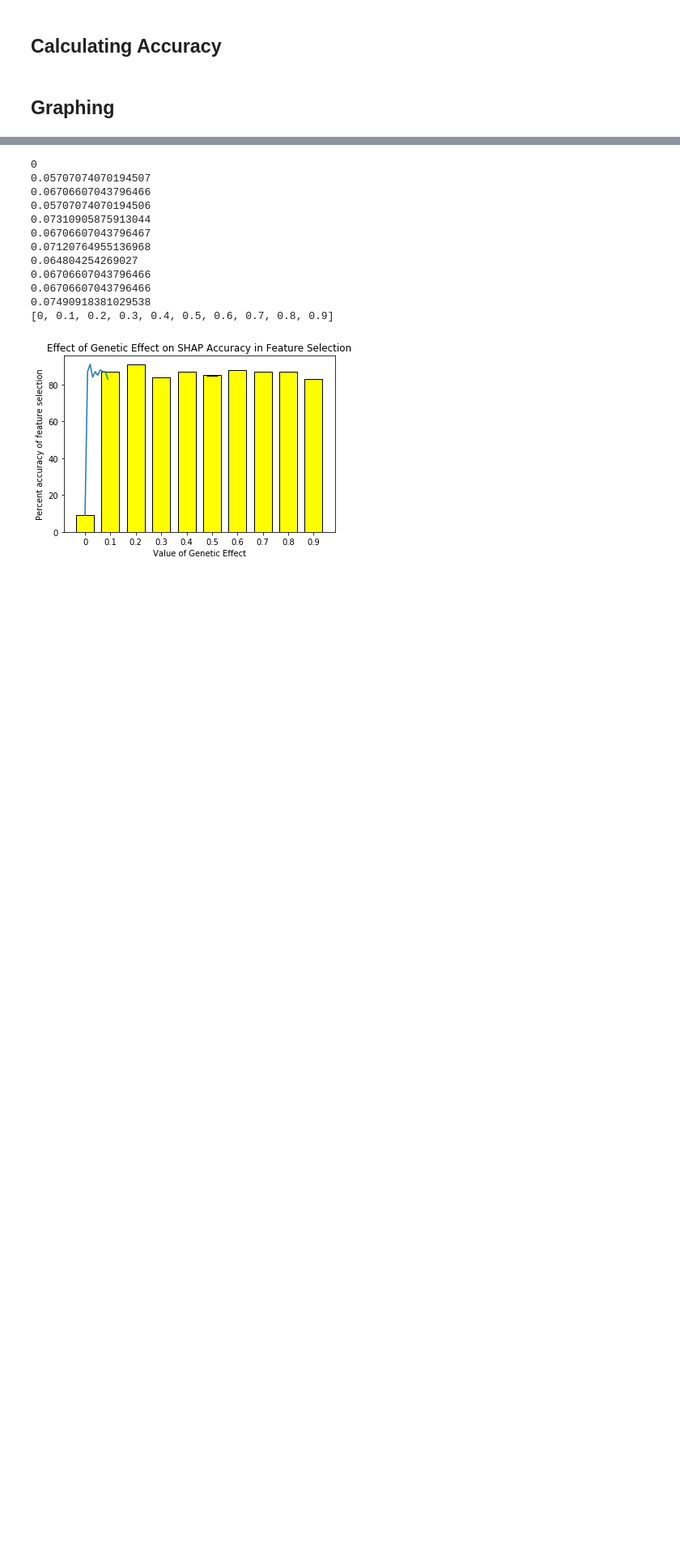
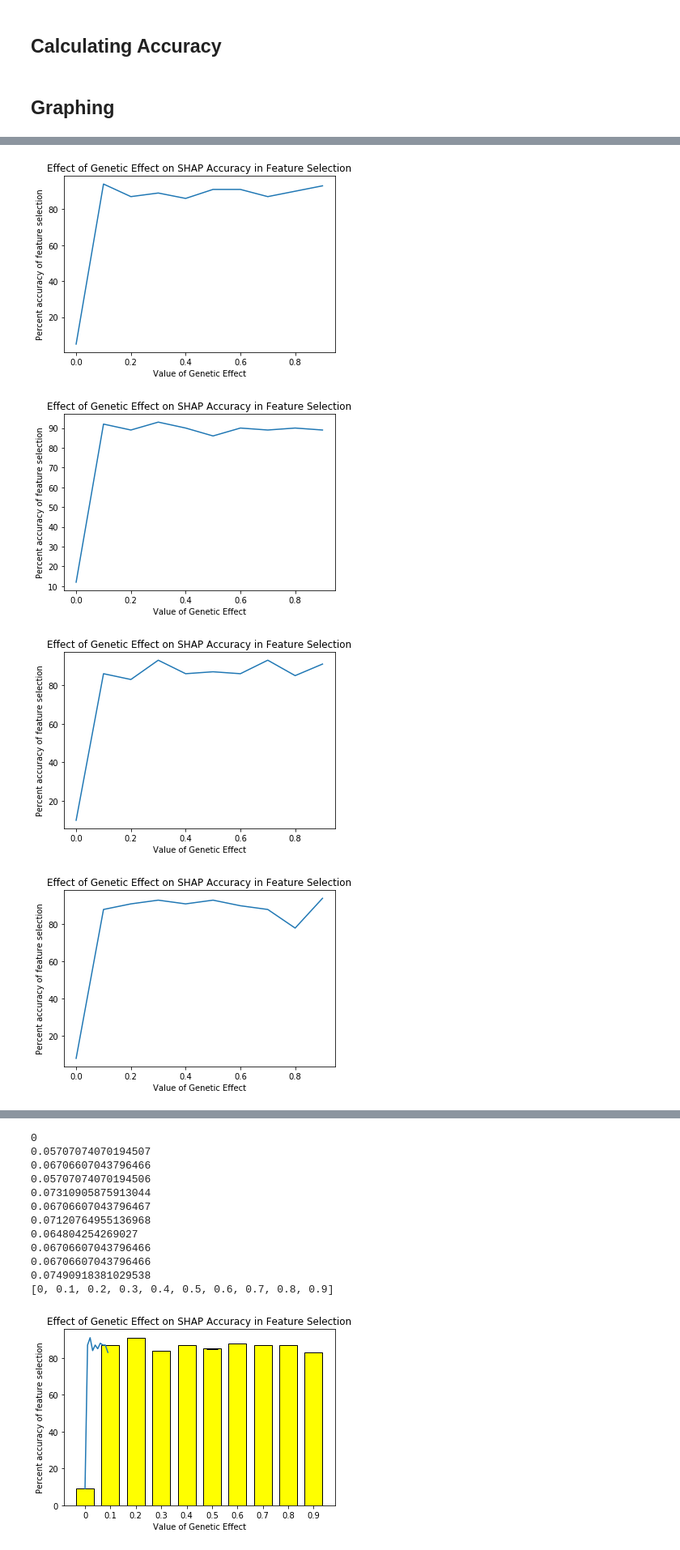
Before and after one commit to KevinDelao/UCLA_Summer_Project, a Jupyter notebook: RFR.ipynb, the cells around one changed output, grey strips where cells are left out. Shown at 81% size. Saved outputs shown, nothing was run; the diff lists cells and outputs as text; code cells hidden in the pictures; blank space fills up the shorter version.

```diff
--- a/RFR.ipynb
+++ b/RFR.ipynb
@@ -194,0 +205,19 @@ def plot_shap_values_RFR_line_single(samples_n, loci_m, range_values, e_val, num
+# %%
+samples_n = 100
+loci_m = 10
+range_values = 10
+number_trials = 100
+plot_shap_values_RFR_line_single(samples_n, loci_m, range_values, 0.3, number_trials, data_type = 'set')
+plot_shap_values_RFR_line_single(samples_n, loci_m, range_values, 0.5, number_trials, data_type = 'set')
+plot_shap_values_RFR_line_single(samples_n, loci_m, range_values, 0.7, number_trials, data_type = 'set')
+plot_shap_values_RFR_line_single(samples_n, loci_m, range_values, 0.9, number_trials, data_type = 'set')
+
+plot_shap_values_RFR_line_single(samples_n, loci_m, range_values, 0.3, number_trials, data_type = 'var')
+plot_shap_values_RFR_line_single(samples_n, loci_m, range_values, 0.5, number_trials, data_type = 'var')
+plot_shap_values_RFR_line_single(samples_n, loci_m, range_values, 0.7, number_trials, data_type = 'var')
+plot_shap_values_RFR_line_single(samples_n, loci_m, range_values, 0.9, number_trials, data_type = 'var')
+# %% [output]
+[figure, added]
+[figure, added]
+[figure, added]
+[figure, added]
```
Also changed, not shown: parts of 5 cells of this notebook, 1 other file.
